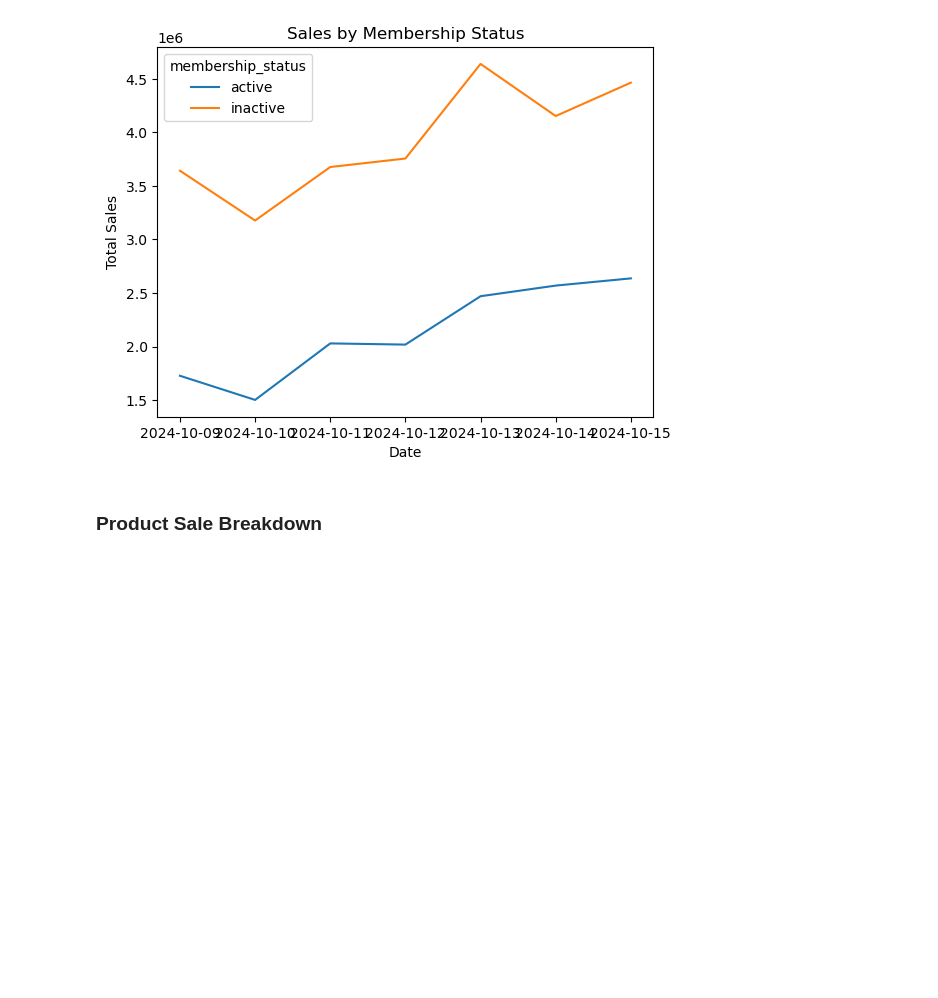
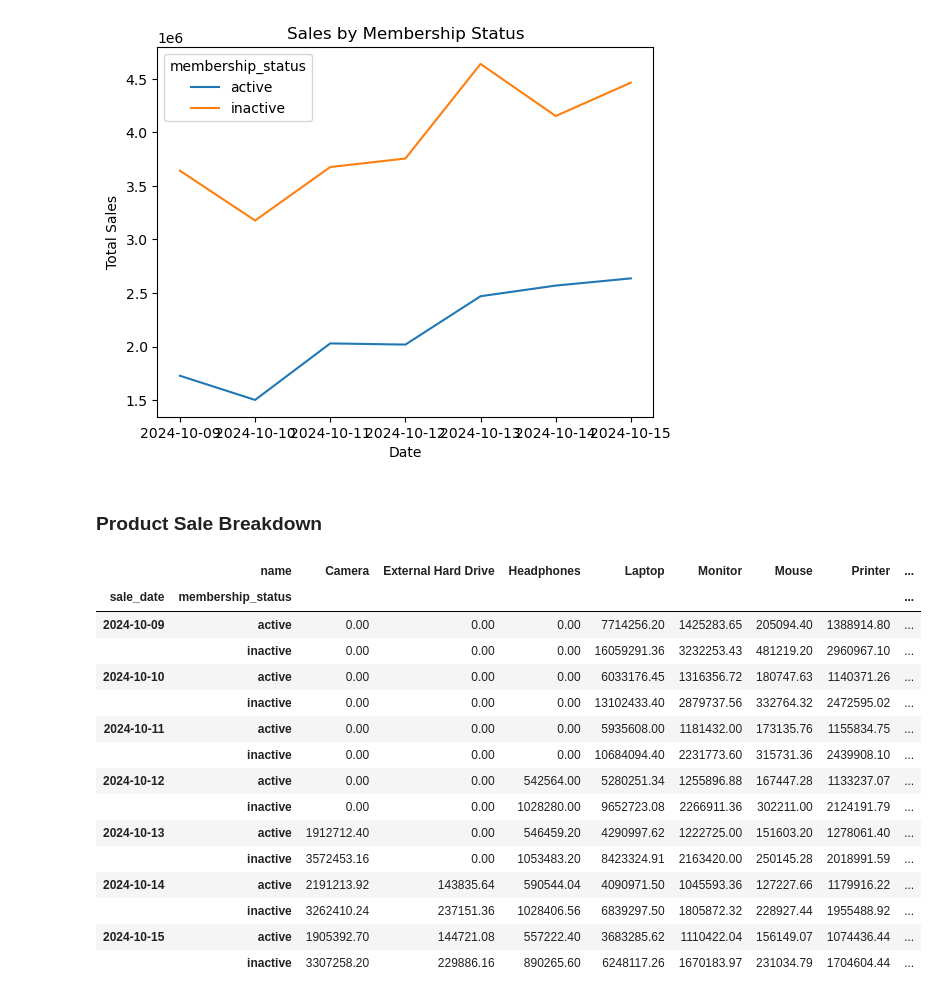
Before and after one commit to dasAvijit/4d-python-assessment_solution, a Jupyter notebook: workbook.ipynb, the cells around one changed output. Cells and saved outputs as stored; diff of their text form; code cells hidden in the pictures; blank space fills up the shorter version.

```diff
--- a/workbook.ipynb
+++ b/workbook.ipynb
@@ -91,13 +91,29 @@ plt.show()
 # %%
 # pivot of most popular products over time from members vs non-members
 
 products = pd.read_parquet('./final_data/product.parquet')
 customers = pd.read_parquet('./final_data/customer.parquet')
 sales = pd.read_parquet('./final_data/sales.parquet')
 
 merged = sales.merge(customers, on='customer_id', how='outer')
 merged = merged[(merged['effective_from_y'] <= merged['sale_date']) & (merged['expiry_date_y'] > merged['sale_date'])]
 merged_with_products = merged.merge(products, on='product_id', how='left')
 data = merged_with_products.groupby(['sale_date', 'membership_status', 'name'])['total_price'].sum().unstack().fillna(0)
-
-data.to_csv('./final_results/product_sale_breakdown.csv')
+data
+# %% [output]
+|  | name | Camera | External Hard Drive | Headphones | Laptop | Monitor | Mouse | Printer | ... |
+| sale_date | membership_status |  |  |  |  |  |  |  | ... |
+| 2024-10-09 | active | 0.00 | 0.00 | 0.00 | 7714256.20 | 1425283.65 | 205094.40 | 1388914.80 | ... |
+|  | inactive | 0.00 | 0.00 | 0.00 | 16059291.36 | 3232253.43 | 481219.20 | 2960967.10 | ... |
+| 2024-10-10 | active | 0.00 | 0.00 | 0.00 | 6033176.45 | 1316356.72 | 180747.63 | 1140371.26 | ... |
+|  | inactive | 0.00 | 0.00 | 0.00 | 13102433.40 | 2879737.56 | 332764.32 | 2472595.02 | ... |
+| 2024-10-11 | active | 0.00 | 0.00 | 0.00 | 5935608.00 | 1181432.00 | 173135.76 | 1155834.75 | ... |
+|  | inactive | 0.00 | 0.00 | 0.00 | 10684094.40 | 2231773.60 | 315731.36 | 2439908.10 | ... |
+| 2024-10-12 | active | 0.00 | 0.00 | 542564.00 | 5280251.34 | 1255896.88 | 167447.28 | 1133237.07 | ... |
+|  | inactive | 0.00 | 0.00 | 1028280.00 | 9652723.08 | 2266911.36 | 302211.00 | 2124191.79 | ... |
+| 2024-10-13 | active | 1912712.40 | 0.00 | 546459.20 | 4290997.62 | 1222725.00 | 151603.20 | 1278061.40 | ... |
+|  | inactive | 3572453.16 | 0.00 | 1053483.20 | 8423324.91 | 2163420.00 | 250145.28 | 2018991.59 | ... |
+| 2024-10-14 | active | 2191213.92 | 143835.64 | 590544.04 | 4090971.50 | 1045593.36 | 127227.66 | 1179916.22 | ... |
+|  | inactive | 3262410.24 | 237151.36 | 1028406.56 | 6839297.50 | 1805872.32 | 228927.44 | 1955488.92 | ... |
+| 2024-10-15 | active | 1905392.70 | 144721.08 | 557222.40 | 3683285.62 | 1110422.04 | 156149.07 | 1074436.44 | ... |
+|  | inactive | 3307258.20 | 229886.16 | 890265.60 | 6248117.26 | 1670183.97 | 231034.79 | 1704604.44 | ... |
```
Also changed, not shown: parts of 8 cells of this notebook, 2 other files.
